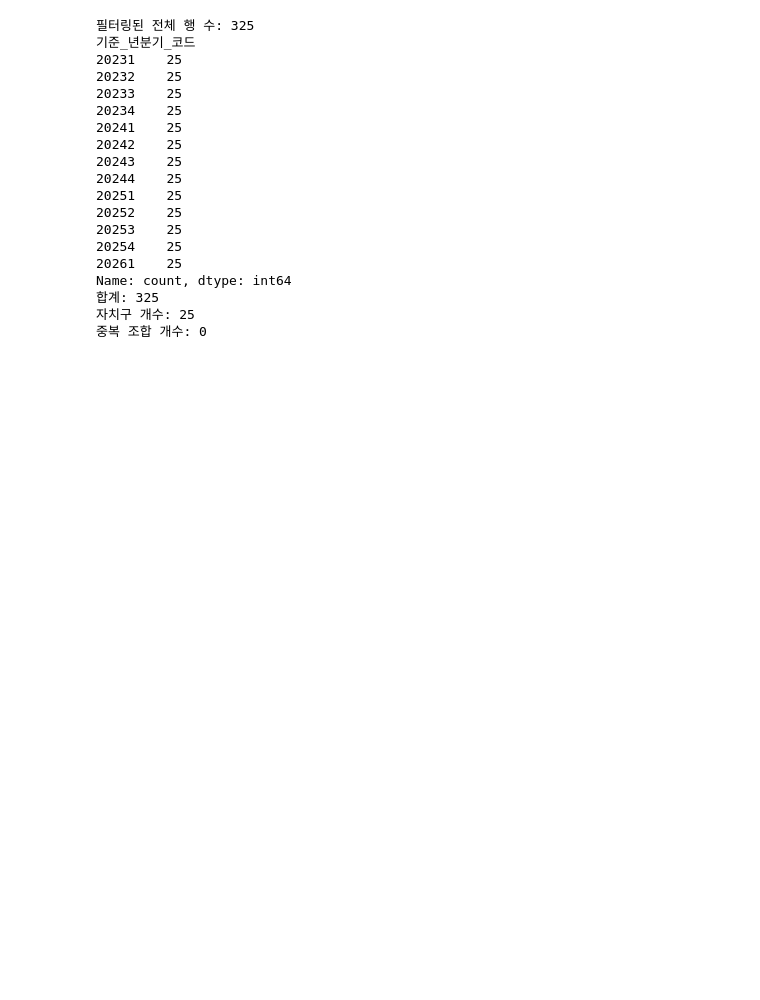
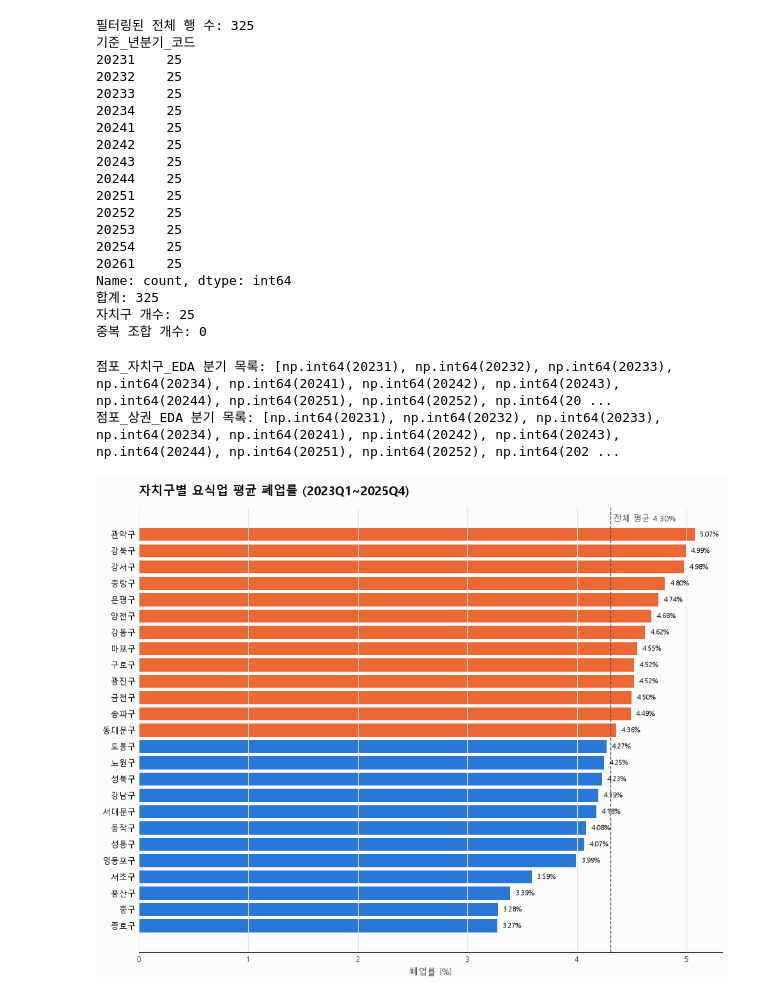
Before and after one commit to Sicheol-Pyo/ai-data-bootcamp, a Jupyter notebook: Project_1/Project_1_pyo.ipynb, the cells around one changed output. Saved outputs shown, nothing was run; the diff lists cells and outputs as text; code cells hidden in the pictures; blank space fills up the shorter version.

```diff
--- a/Project_1/Project_1_pyo.ipynb
+++ b/Project_1/Project_1_pyo.ipynb
@@ -334,3 +319,69 @@ Name: count, dtype: int64
+# %%
+# 원본은 그대로 두고, EDA/통계검정용으로 20261분기만 제외한 별도 데이터프레임 생성
+점포_자치구_EDA = 점포_자치구_final[점포_자치구_final["기준_년분기_코드"] != 20261].copy()
+점포_상권_EDA = 점포_상권_final[점포_상권_final["기준_년분기_코드"] != 20261].copy()
+
+print("점포_자치구_EDA 분기 목록:", sorted(점포_자치구_EDA["기준_년분기_코드"].unique()))
+print("점포_상권_EDA 분기 목록:", sorted(점포_상권_EDA["기준_년분기_코드"].unique()))
+# %% [output]
+점포_자치구_EDA 분기 목록: [np.int64(20231), np.int64(20232), np.int64(20233), np.int64(20234), np.int64(20241), np.int64(20242), np.int64(20243), np.int64(20244), np.int64(20251), np.int64(20252), np.int64(20 ...
+점포_상권_EDA 분기 목록: [np.int64(20231), np.int64(20232), np.int64(20233), np.int64(20234), np.int64(20241), np.int64(20242), np.int64(20243), np.int64(20244), np.int64(20251), np.int64(20252), np.int64(202 ...
 # %%
-길단위인구_자치구_final.info()
+# 점포_자치구 전체 기간 자치구별 평균 폐업률 및 분석
+
+# --- style tokens ---
+INK_PRIMARY = "#0b0b0b"
+INK_SECONDARY = "#52514e"
+GRID = "#e6e5e1"
+BLUE = "#2a78d6"
+ORANGE = "#eb6834"
+SURFACE = "#fcfcfb"
+
+# 자치구별 전체 기간(2023Q1~2025Q4) · 전체 업종 평균 폐업률
+rank = (
+    점포_자치구_EDA.groupby("자치구_코드_명")["폐업_률"]
+    .mean()
+    .sort_values(ascending=False)
+)
+
+overall_mean = rank.mean()
+
+fig, ax = plt.subplots(figsize=(10, 8))
+fig.patch.set_facecolor(SURFACE)
+ax.set_facecolor(SURFACE)
+
+colors = [ORANGE if v >= overall_mean else BLUE for v in rank.values]
+bars = ax.barh(rank.index[::-1], rank.values[::-1], color=colors[::-1])
+
+ax.axvline(overall_mean, color=INK_SECONDARY, linewidth=1, linestyle="--")
+ax.text(overall_mean, len(rank) - 0.3, f" 전체 평균 {overall_mean:.2f}%",
+        color=INK_SECONDARY, fontsize=9, va="bottom")
+
+for bar, v in zip(bars, rank.values[::-1]):
+    ax.text(v + 0.05, bar.get_y() + bar.get_height() / 2, f"{v:.2f}%",
+            va="center", fontsize=8, color=INK_PRIMARY)
+
+ax.set_title("자치구별 요식업 평균 폐업률 (2023Q1~2025Q4)", fontsize=14,
+             color=INK_PRIMARY, loc="left", fontweight="bold", pad=14)
+ax.set_xlabel("폐업률 (%)", fontsize=10, color=INK_SECONDARY)
+ax.grid(axis="x", color=GRID, linewidth=0.8, zorder=0)
+for spine in ["top", "right", "left"]:
+    ax.spines[spine].set_visible(False)
+ax.tick_params(axis="y", labelsize=9, colors=INK_PRIMARY, length=0)
+ax.tick_params(axis="x", labelsize=9, colors=INK_SECONDARY, length=0)
+
+plt.tight_layout()
+plt.savefig("bar_자치구_폐업률.png", dpi=150, facecolor=SURFACE)
+plt.show()
+
+from scipy import stats
+
+groups = [g["폐업_률"].values for _, g in 점포_자치구_EDA.groupby("자치구_코드_명")]
+
+f_stat, p_anova = stats.f_oneway(*groups)
+h_stat, p_kruskal = stats.kruskal(*groups)
+
+print(f"One-way ANOVA:   F = {f_stat:.3f}, p = {p_anova:.4f}")
+print(f"Kruskal-Wallis:  H = {h_stat:.3f}, p = {p_kruskal:.4f}")
 # %% [output]
+[figure, added]
```
Also changed, not shown: parts of 23 cells of this notebook, 5 other files.
